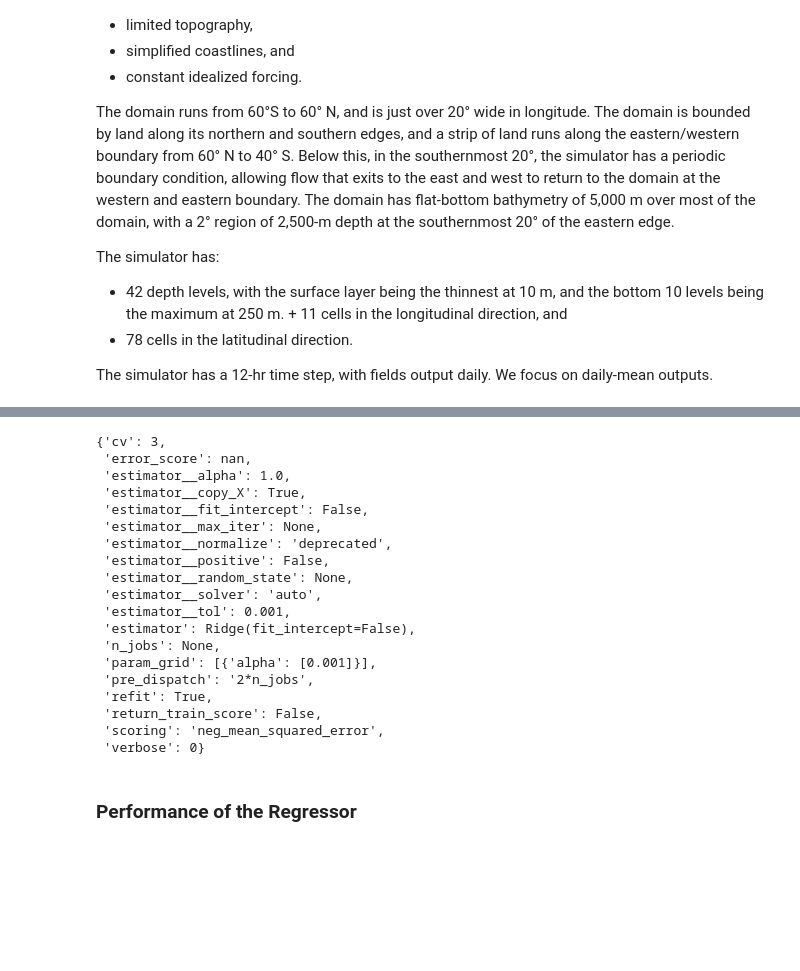
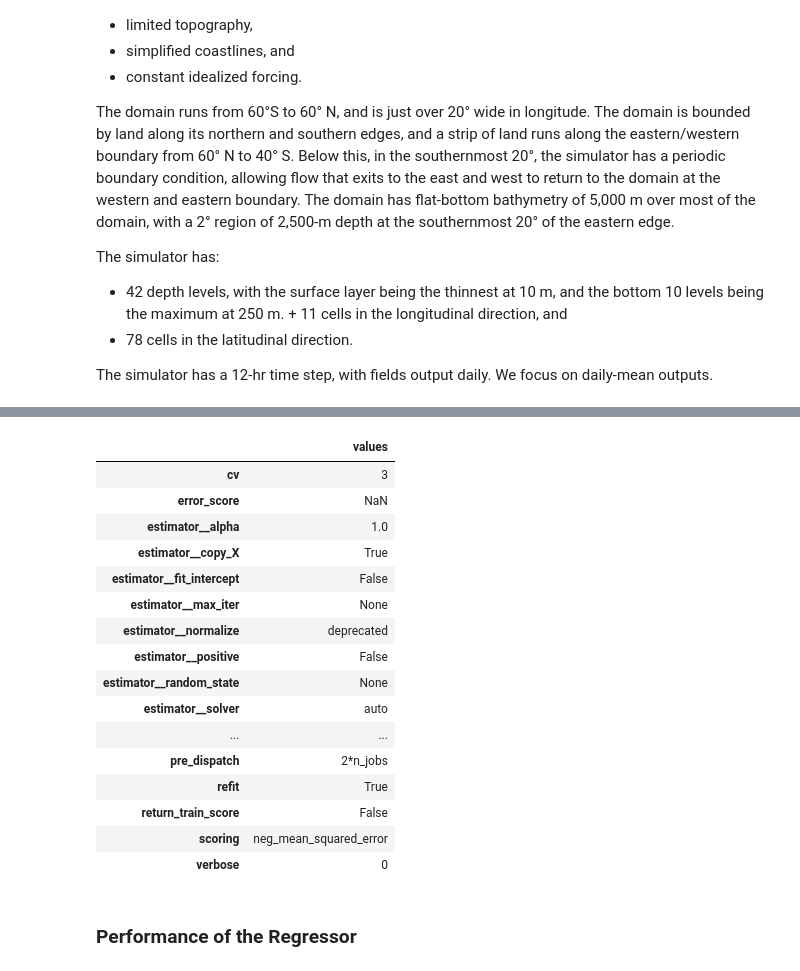
Before and after one commit to eds-book-gallery/3286b92f-4fae-4cc6-a29e-e408bc844542, a Jupyter notebook: notebooks/notebook.ipynb, the cells around one changed output, grey strips where cells are left out. Saved outputs shown, nothing was run; the diff lists cells and outputs as text; code cells hidden in the pictures; blank space fills up the shorter version.

```diff
--- a/notebooks/notebook.ipynb
+++ b/notebooks/notebook.ipynb
@@ -262,30 +285,16 @@ Model name: alpha.001_3dLatLonDepUVBolSalEtaDnsPolyDeg1_Step1_PredictDelT
 # %%
-# Read in data
-MITGCM_filename = os.path.join(data_raw_path, "cat_tave.nc")
+# Load the data
+mitgcm_filename = os.path.join(data_raw_path, "cat_tave.nc")
 density_file = os.path.join(data_raw_path, "DensityData.npy")
 clim_filename = os.path.join(data_raw_path, "ncra_cat_tave.nc")
+trainval_ratio=0.7
+valtest_ratio=0.9
 
-norm_inputs_tr, norm_inputs_val, norm_inputs_te, \
-norm_outputs_DelT_tr, norm_outputs_DelT_val, \
-norm_outputs_DelT_te, norm_outputs_Temp_tr, norm_outputs_Temp_val, \
-norm_outputs_Temp_te, orig_temp_tr, orig_temp_val, clim_temp_tr, \
-clim_temp_val = rr.ReadMITGCM(
-    MITGCM_filename,
+norm_inputs_tr, _, _, norm_outputs_tr, norm_outputs_val, _, _, _, _, _, _, _, _ = rr.ReadMITGCM(
+    mitgcm_filename,
     clim_filename,
     density_file,
-    0.7,
-    0.9,
     data_name,
-    run_vars,
-    plot_histograms=False
+    run_vars
 )
-
-norm_outputs_tr = norm_outputs_DelT_tr
-norm_outputs_val = norm_outputs_DelT_val
-
-# Free some memory
-del norm_inputs_te
-del norm_outputs_DelT_te
-del norm_outputs_Temp_te
-gc.collect()
 # %% [output]
@@ -314,42 +326,38 @@ Train the model with hyperparameter $\alpha = 0.001$.
 # %%
 # Model hyperparameters for the grid search
-alpha_s = [0.001]
-parameters = [{'alpha': alpha_s}]
+parameters = [{'alpha':  [0.001]}]
 n_folds=3
-
 lr = linear_model.Ridge(fit_intercept=False)
-
 lr = GridSearchCV(
     lr,
     param_grid=parameters,
     cv=n_folds,
     scoring='neg_mean_squared_error',
     refit=True
 )
 
 # Fit the model
 lr.fit(norm_inputs_tr, norm_outputs_tr)
-lr.get_params()
+# Parameters for the estimator.
+pd.DataFrame.from_dict(lr.get_params(), orient='index', columns=['values'])
 # %% [output]
-{'cv': 3,
- 'error_score': nan,
- 'estimator__alpha': 1.0,
- 'estimator__copy_X': True,
- 'estimator__fit_intercept': False,
- 'estimator__max_iter': None,
- 'estimator__normalize': 'deprecated',
- 'estimator__positive': False,
- 'estimator__random_state': None,
- 'estimator__solver': 'auto',
- 'estimator__tol': 0.001,
- 'estimator': Ridge(fit_intercept=False),
- 'n_jobs': None,
- 'param_grid': [{'alpha': [0.001]}],
- 'pre_dispatch': '2*n_jobs',
- 'refit': True,
- 'return_train_score': False,
- 'scoring': 'neg_mean_squared_error',
- 'verbose': 0}
+|  | values |
+| cv | 3 |
+| error_score | NaN |
+| estimator__alpha | 1.0 |
+| estimator__copy_X | True |
+| estimator__fit_intercept | False |
+| estimator__max_iter | None |
+| estimator__normalize | deprecated |
+| estimator__positive | False |
+| estimator__random_state | None |
+| estimator__solver | auto |
+| ... | ... |
+| pre_dispatch | 2*n_jobs |
+| refit | True |
+| return_train_score | False |
+| scoring | neg_mean_squared_error |
+| verbose | 0 |
 # %% [markdown]
 ### Performance of the Regressor
 # %% [markdown]
```
Also changed, not shown: parts of 41 cells of this notebook, 5 other files.
